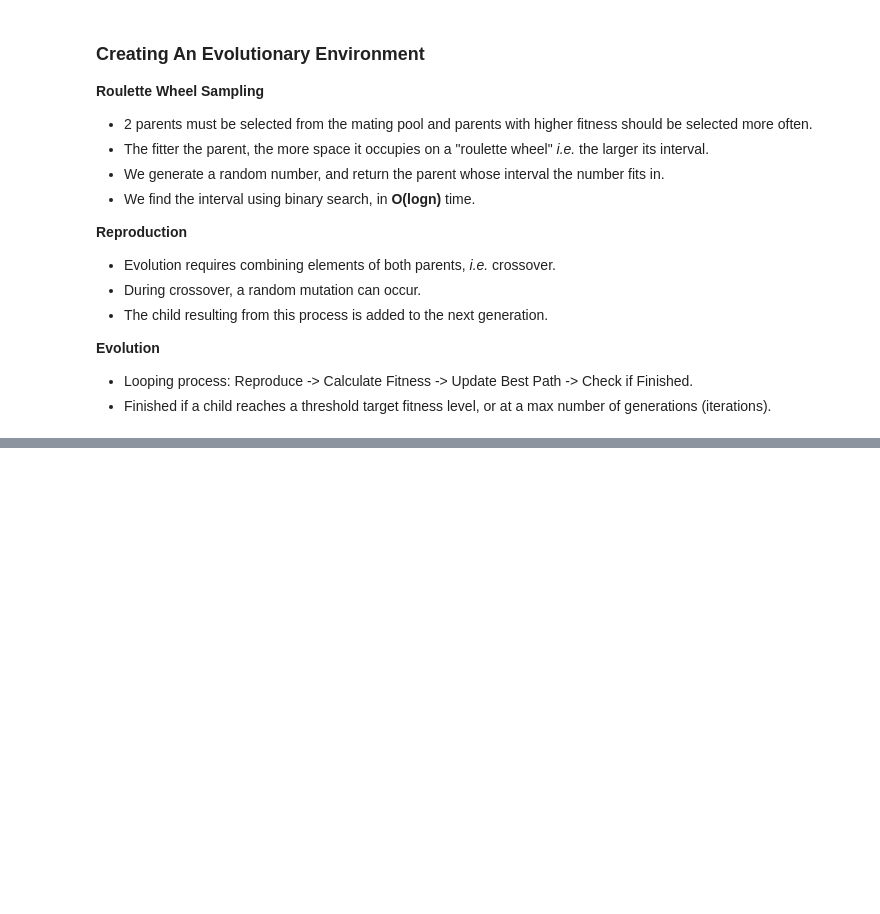
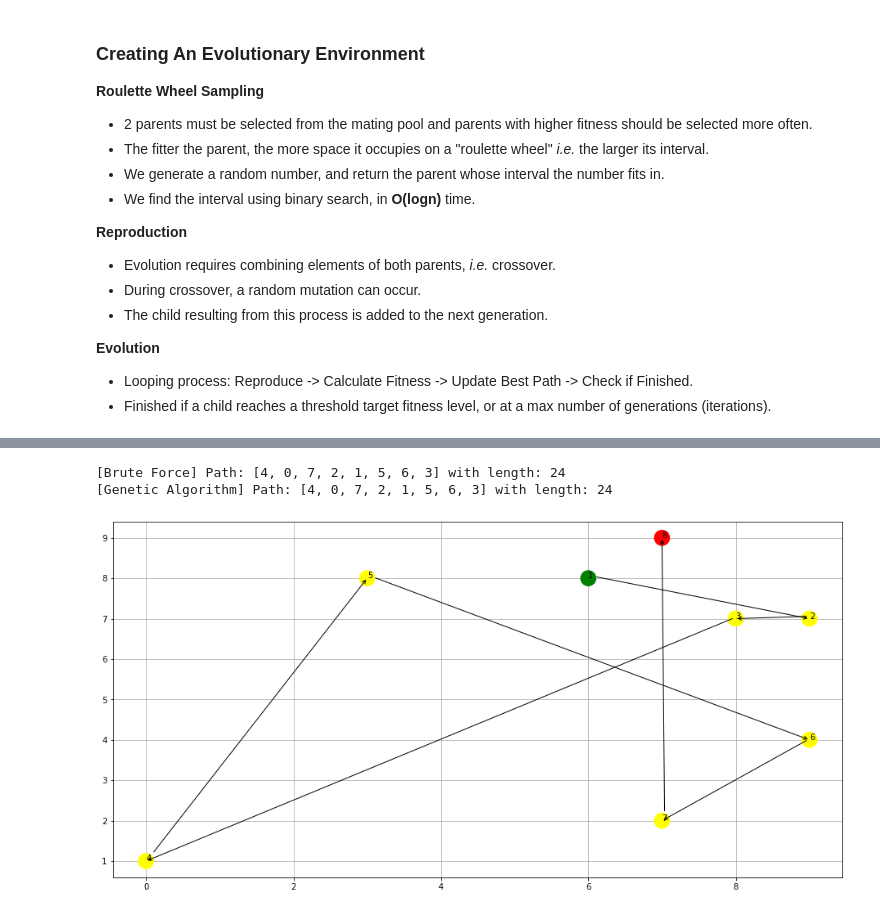
Before and after one commit to StephenLalor/TravellingSalesman, a Jupyter notebook: TravellingSalesman.ipynb, the cells around one changed output, grey strips where cells are left out. Drawn from its saved outputs; the diff is of its cells as text; code cells hidden in the pictures; blank space fills up the shorter version.

```diff
--- a/TravellingSalesman.ipynb
+++ b/TravellingSalesman.ipynb
@@ -255,0 +266,28 @@ class Environment:
+# %%
+import matplotlib.pyplot as plt
+
+
+def plot_cities(city_map):
+  cities_x = [city.x for city in city_map.cities]
+  cities_y = [city.y for city in city_map.cities]
+  colours = ["yellow"] * len(cities_x)
+  colours[0] = "green"
+  colours[-1] = "red"
+  _, ax = plt.subplots()
+  ax.grid(zorder=0)
+  ax.scatter(cities_x, cities_y, s=350, zorder=3, color=colours)
+  for i in range(1, len(cities_x)):
+    from_loc = (cities_x[i], cities_y[i])
+    to_loc = (cities_x[i-1], cities_y[i-1])
+    plt.annotate(text=f"{i}", xy=from_loc, xytext=to_loc, arrowprops=dict(arrowstyle="->"))
+  plt.annotate(text=f"{len(cities_x)}", xy=(cities_x[-1], cities_y[-1]))
+  plt.show()
+
+def plot_fitness(best_salesmen):
+  generation = range(len(best_salesmen))
+  fitness = [salesman.fitness for salesman in best_salesmen]
+  _, ax = plt.subplots()
+  ax.plot(generation, fitness)
+  ax.set(xlabel="Generation", ylabel="Fitness", title="Salesman Fitness")
+  ax.grid()
+  plt.show()
@@ -255,0 +296,8 @@ class Environment:
+# %%
+evo_setup = {
+  "city_map": CityMap(8, (10, 10)),
+  "pop_size": 250,
+  "mutation_prob": 0.2,
+  "target_fitness": 1,
+  "max_gens": 100
+}
@@ -255,0 +312,12 @@ class Environment:
+# %%
+print(f"[Brute Force] Path: {best_path_bf} with length: {best_path_bf_dist}")
+print(f"[Genetic Algorithm] Path: {best_path_sim} with length: {best_path_sim_dist}")
+# %% [output]
+[Brute Force] Path: [4, 0, 7, 2, 1, 5, 6, 3] with length: 24
+[Genetic Algorithm] Path: [4, 0, 7, 2, 1, 5, 6, 3] with length: 24
+# %%
+plt.rcParams['figure.figsize'] = [16, 8] # Increase matplotlib plot size.S
+# %%
+plot_cities(evo_setup["city_map"])
+# %% [output]
+[figure, added]
```
Also changed, not shown: parts of 9 cells of this notebook.
